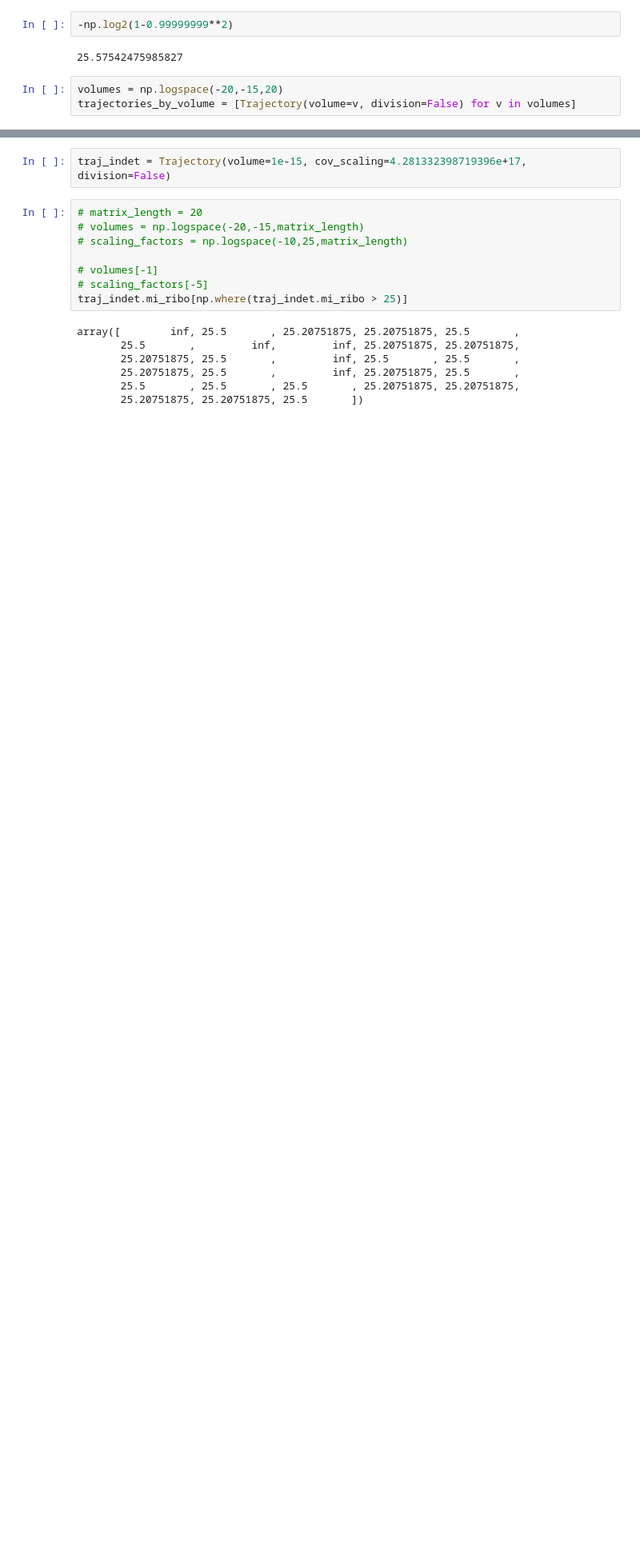
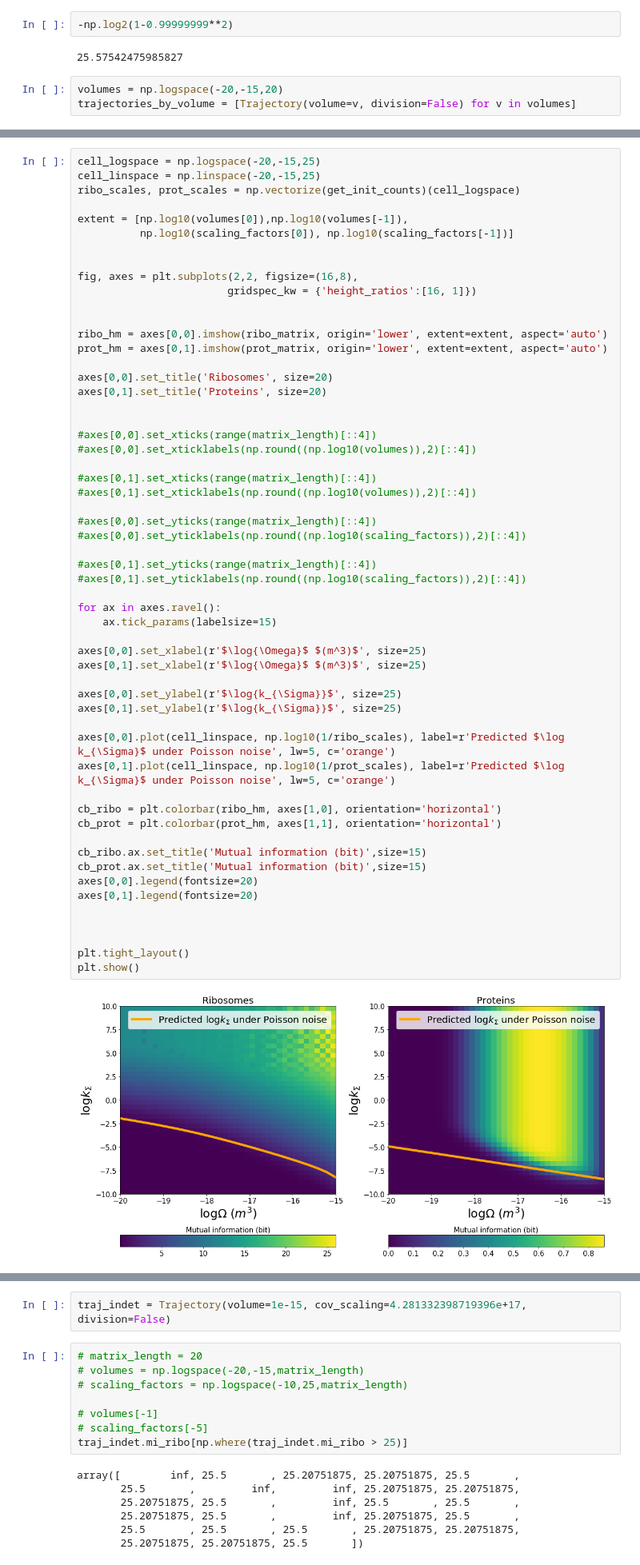
Before and after one commit to Ngort/Cellsim, a Jupyter notebook: Cellsim/MICollapse-real_scaling.ipynb, the cells around one changed output, grey strips where cells are left out. Shown at 80% size. Saved outputs shown, nothing was run; the diff lists cells and outputs as text; blank space fills up the shorter version.

```diff
--- a/Cellsim/MICollapse-real_scaling.ipynb
+++ b/Cellsim/MICollapse-real_scaling.ipynb
@@ -406,0 +442,58 @@ plt.show()
+# %%
+cell_logspace = np.logspace(-20,-15,25)
+cell_linspace = np.linspace(-20,-15,25)
+ribo_scales, prot_scales = np.vectorize(get_init_counts)(cell_logspace)
+
+extent = [np.log10(volumes[0]),np.log10(volumes[-1]),
+          np.log10(scaling_factors[0]), np.log10(scaling_factors[-1])]
+
+
+fig, axes = plt.subplots(2,2, figsize=(16,8),
+                        gridspec_kw = {'height_ratios':[16, 1]})
+
+
+ribo_hm = axes[0,0].imshow(ribo_matrix, origin='lower', extent=extent, aspect='auto')
+prot_hm = axes[0,1].imshow(prot_matrix, origin='lower', extent=extent, aspect='auto')
+
+axes[0,0].set_title('Ribosomes', size=20)
+axes[0,1].set_title('Proteins', size=20)
+
+
+#axes[0,0].set_xticks(range(matrix_length)[::4])
+#axes[0,0].set_xticklabels(np.round((np.log10(volumes)),2)[::4])
+
+#axes[0,1].set_xticks(range(matrix_length)[::4])
+#axes[0,1].set_xticklabels(np.round((np.log10(volumes)),2)[::4])
+
+#axes[0,0].set_yticks(range(matrix_length)[::4])
+#axes[0,0].set_yticklabels(np.round((np.log10(scaling_factors)),2)[::4])
+
+#axes[0,1].set_yticks(range(matrix_length)[::4])
+#axes[0,1].set_yticklabels(np.round((np.log10(scaling_factors)),2)[::4])
+
+for ax in axes.ravel():
+    ax.tick_params(labelsize=15)
+
+axes[0,0].set_xlabel(r'$\log{\Omega}$ $(m^3)$', size=25)
+axes[0,1].set_xlabel(r'$\log{\Omega}$ $(m^3)$', size=25)
+
+axes[0,0].set_ylabel(r'$\log{k_{\Sigma}}$', size=25)
+axes[0,1].set_ylabel(r'$\log{k_{\Sigma}}$', size=25)
+
+axes[0,0].plot(cell_linspace, np.log10(1/ribo_scales), label=r'Predicted $\log k_{\Sigma}$ under Poisson noise', lw=5, c='orange')
+axes[0,1].plot(cell_linspace, np.log10(1/prot_scales), label=r'Predicted $\log k_{\Sigma}$ under Poisson noise', lw=5, c='orange')
+
+cb_ribo = plt.colorbar(ribo_hm, axes[1,0], orientation='horizontal')
+cb_prot = plt.colorbar(prot_hm, axes[1,1], orientation='horizontal')
+
+cb_ribo.ax.set_title('Mutual information (bit)',size=15)
+cb_prot.ax.set_title('Mutual information (bit)',size=15)
+axes[0,0].legend(fontsize=20)
+axes[0,1].legend(fontsize=20)
+
+
+
+plt.tight_layout()
+plt.show()
+# %% [output]
+[figure, added]
```
Also changed, not shown: parts of 17 cells of this notebook.
